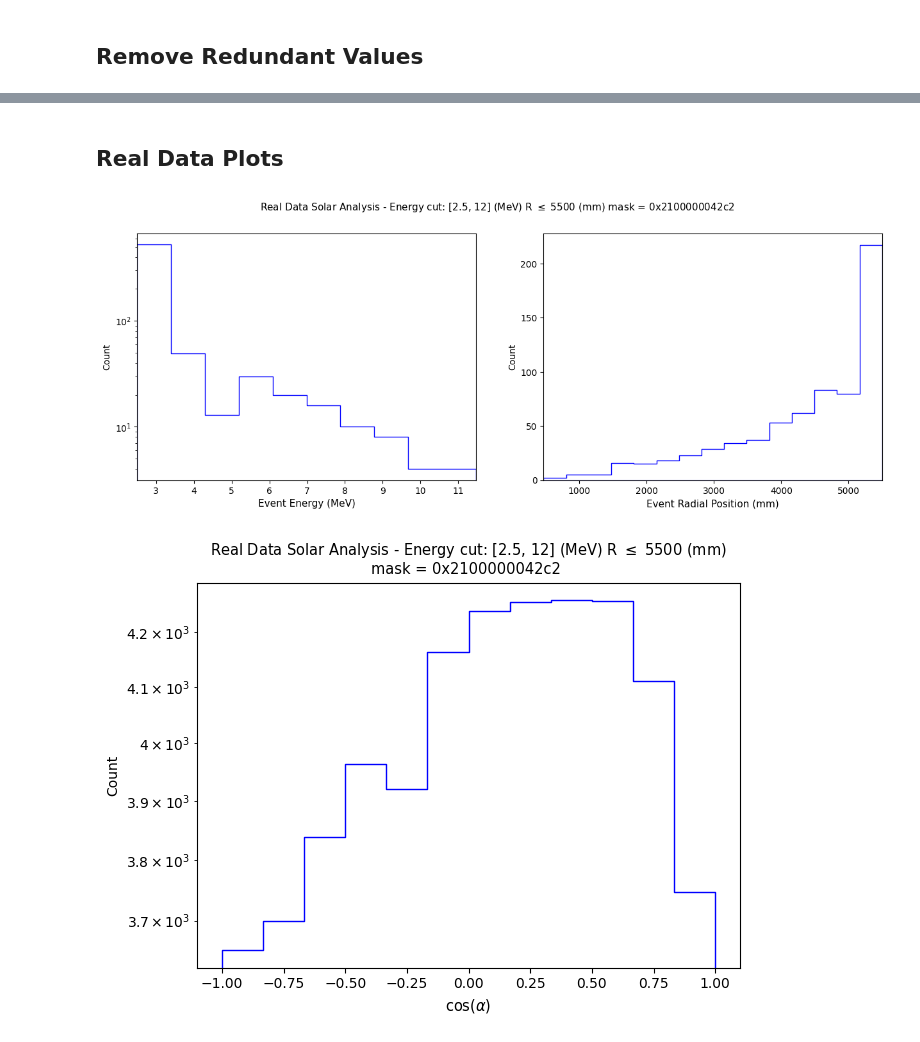
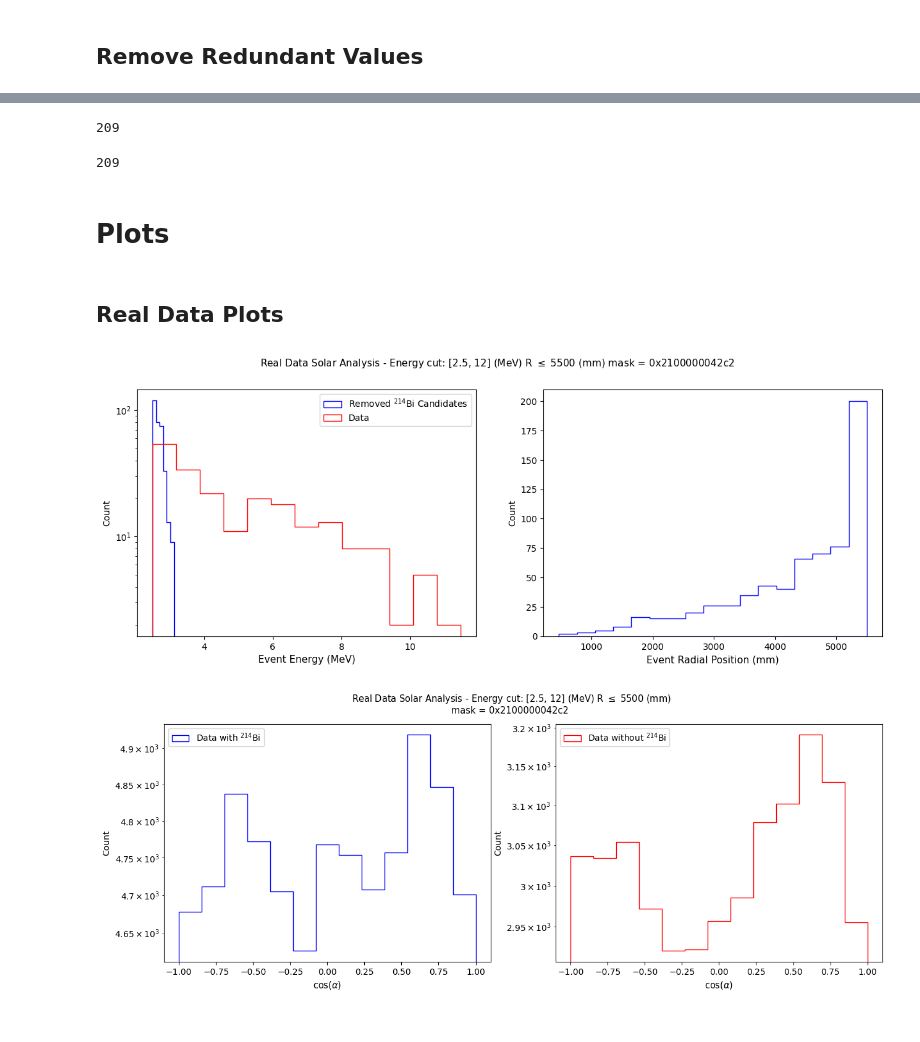
Before and after one commit to joankl/Solar-Neutrinos-Project, a Jupyter notebook: Real Data Analysis/real_data_analysis.ipynb, the cells around one changed output, grey strips where cells are left out. Drawn from its saved outputs; the diff is of its cells as text; code cells hidden in the pictures.

```diff
--- a/Real Data Analysis/real_data_analysis.ipynb
+++ b/Real Data Analysis/real_data_analysis.ipynb
@@ -467,7 +522,7 @@ preparing observable hit_residual
 energy_ev = []  #flatten list structure
 posr_ev = []    #flatten list structure
 evtid_ev = []   #flatten list structure
-evtid_bi214_ev = []  #flatten list structure
+evtid_bi214_ev = np.unique(evtid_bi214).astype(np.uint64)
 cos_alpha_ev = []  #List filled with np.arrays() where each array correspond to and event
 time_residual_ev = [] #List filled with np.arrays() where each array correspond to and event
 
@@ -504,10 +559,6 @@ for i_dx in range(N_terms - 2):
     evtid_ev_i = evtid[init_i : final_i]
     evtid_ev.append(evtid_ev_i[0])
 
-    #evtid_bi214
-    evtid_bi214_ev_i = evtid_bi214[init_i : final_i]
-    evtid_bi214_ev.append(evtid_bi214_ev_i[0])
-
     #Time residuals
     time_residual_ev_i = hit_residual[init_i : final_i]
     time_residual_ev.append(time_residual_ev_i)
@@ -515,3 +566,7 @@ for i_dx in range(N_terms - 2):
     #cos(α)
     cos_alpha_ev_i = cos_alpha[init_i : final_i]
     cos_alpha_ev.append(cos_alpha_ev_i)
+
+energy_ev = np.array(energy_ev)
+posr_ev = np.array(posr_ev)
+evtid_ev = np.array(evtid_ev).astype(np.uint64)
@@ -537,3 +615,13 @@ plt.plot(evtid_bi214_ev)
+# %%
+len(cos_alpha_solars)
+# %% [output]
+209
+# %%
+len(energy_solars)
+# %% [output]
+209
+# %% [markdown]
+# Plots
 # %% [markdown]
 ## Real Data Plots
 # %%
@@ -545,45 +633,58 @@ posr_cut_title = rf'R $\leq$ {posr_cut} (mm) '
 dcFlag_cut_title = rf'mask = {hex(dcFlag_cut)} '
 
 #Save figures setting -------------------------------------------
-save = True
+save = False
 save_dir = 'figs/Real Data observable distributions/'
 # %%
+#Binning settings -----------------
+energy_bi214_binwidth = 0.1
+energy_solars_binwidth = 0.7
+posr_binwidth = 290
+
+# ---------------------------------
+
 fig, axes = plt.subplots(1, 2,  figsize=(15, 5))
 
-#Binning energy setting:
-bins_energy = np.concatenate([
-    np.linspace(3.5, 5, 5),    # 19 bins pequeños entre 0 y 4
-    np.linspace(5, 12, 5)    # 9 bins más grandes entre 4 y 10
-])
+sn.histplot(energy_bi214, ax = axes[0], binwidth = energy_bi214_binwidth, color = 'b', element = 'step', alpha = 0, label = r'Removed $^{214}$Bi Candidates')
+sn.histplot(energy_solars, ax = axes[0], binwidth = energy_solars_binwidth, color = 'r', element = 'step', alpha = 0, label = r'Data')
+sn.histplot(posr_ev, ax = axes[1], binwidth = posr_binwidth, color = 'b', element = 'step', alpha = 0)
 
-sn.histplot(energy_ev, ax = axes[0], bins = 10, color = 'b', element = 'step', alpha = 0)
-sn.histplot(posr_ev, ax = axes[1], bins = 15, color = 'b', element = 'step', alpha = 0)
-
+axes[0].legend()
+axes[0].set_xlabel('Event Energy (MeV)', fontsize = 11)
+#axes[0].set_xlim(min(energy_ev), max(energy_ev))
 axes[0].set_yscale('log')
 
-axes[0].set_xlabel('Event Energy (MeV)', fontsize = 11)
 axes[1].set_xlabel('Event Radial Position (mm)', fontsize = 11)
+#axes[1].set_xlim(min(posr_ev), max(posr_ev))
 
 plt.suptitle('Real Data Solar Analysis - ' + energy_cut_title + posr_cut_title  + dcFlag_cut_title, fontsize = 11)
-
-axes[0].set_xlim(min(energy_ev), max(energy_ev))
-axes[1].set_xlim(min(posr_ev), max(posr_ev))
 
 if save:
     plt.savefig(f'{save_dir}energy_join_radial_distribution_E_{energy_inf_cut}_{energy_sup_cut}MeV_R_{posr_cut}mm.png', format = 'png', bbox_inches = 'tight')
 plt.show()
 # %% [output]
-[figure, old version]
+[figure, new version]
 # %%
-plt.figure(figsize = (7, 5))
-sn.histplot(np.concatenate(cos_alpha_ev), bins = 12, color = 'b', element = 'step', alpha = 0)
+fig, axes = plt.subplots(1, 2,  figsize=(15, 5))
 
-plt.xlabel(r'cos($\alpha$)', fontsize = 10.5)
-plt.title('Real Data Solar Analysis - ' + energy_cut_title + posr_cut_title  + '\n' + dcFlag_cut_title, fontsize = 10.5)
+cos_binwidth = 0.15
 
-plt.yscale('log')
+sn.histplot(np.concatenate(cos_alpha_ev), ax = axes[0], binwidth = cos_binwidth, color = 'b', element = 'step', alpha = 0, label = r'Data with $^{214}$Bi')
+sn.histplot(np.concatenate(cos_alpha_solars), ax = axes[1], binwidth = cos_binwidth, color = 'r', element = 'step', alpha = 0, label = r'Data without $^{214}$Bi')
+
+axes[0].set_xlabel(r'cos($\alpha$)', fontsize = 10.5)
+axes[0].legend(loc = 'upper left')
+axes[0].set_yscale('log')
+
+axes[1].set_xlabel(r'cos($\alpha$)', fontsize = 10.5)
+axes[1].legend(loc = 'upper left')
+axes[1].set_yscale('log')
+
+plt.suptitle('Real Data Solar Analysis - ' + energy_cut_title + posr_cut_title  + '\n' + dcFlag_cut_title, fontsize = 10.5)
+
 if save:
     plt.savefig(f'{save_dir}cos_alpha_distribution_E_{energy_inf_cut}_{energy_sup_cut}MeV_R_{posr_cut}mm.png', format = 'png', bbox_inches = 'tight')
+
 plt.show()
 # %% [output]
-[figure, old version]
+[figure, new version]
```
Also changed, not shown: parts of 13 cells of this notebook, 3 other files.
